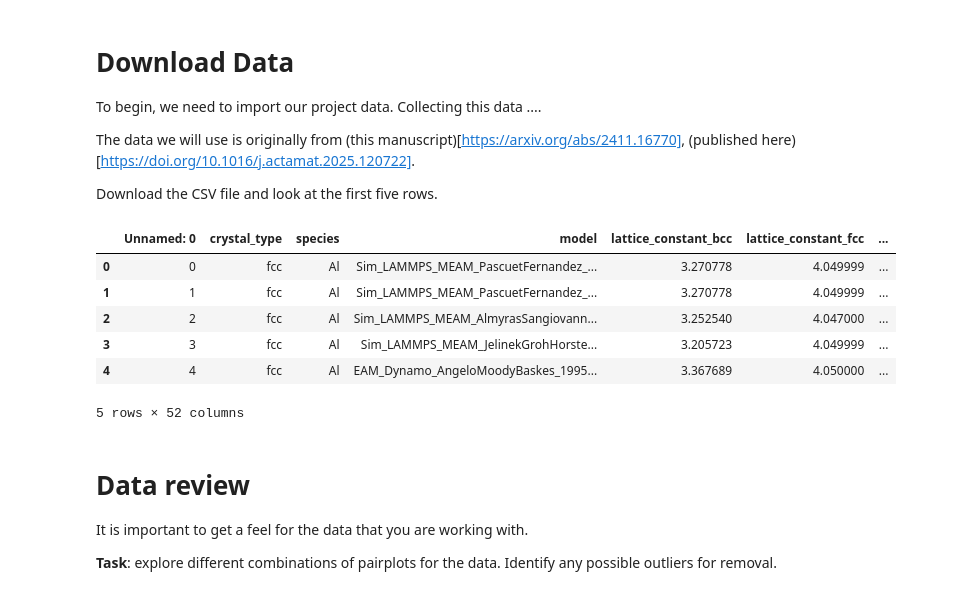
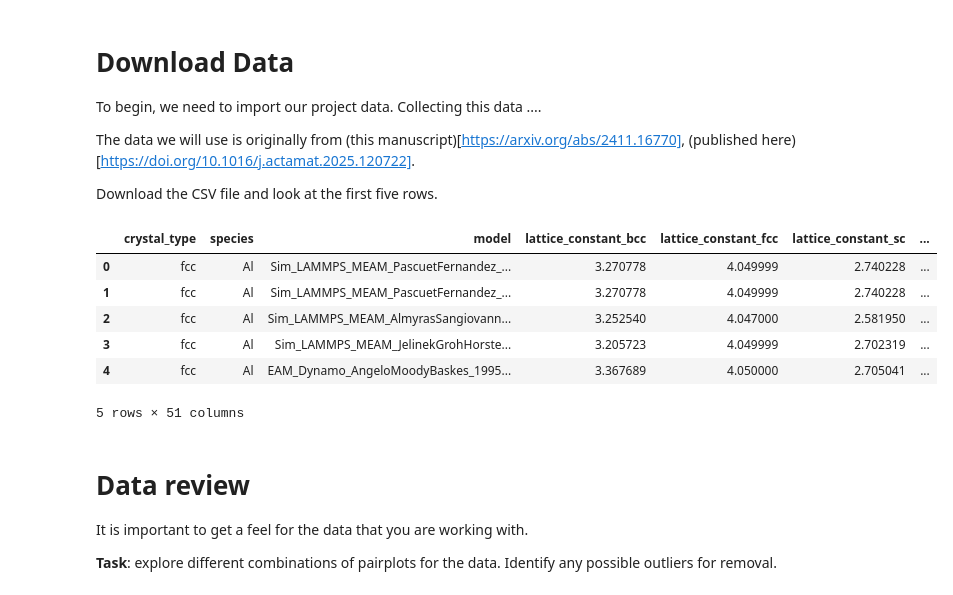
Before and after one commit to bjasperson/property-covariance-demo, a Jupyter notebook: property_covariance_demo.ipynb, the cells around one changed output. Cells and saved outputs as stored; diff of their text form; code cells hidden in the pictures.

```diff
--- a/property_covariance_demo.ipynb
+++ b/property_covariance_demo.ipynb
@@ -40,16 +42,16 @@ The data we will use is originally from (this manuscript)[https://arxiv.org/abs/
 Download the CSV file and look at the first five rows.
 # %%
 url_link = "https://github.com/bjasperson/property-covariance-demo/blob/main/data/gb_data.csv?raw=true"
-df_data = pd.read_csv(url_link)
+df_data = pd.read_csv(url_link, index_col=0)
 df_data.head()
 # %% [output]
-|  | Unnamed: 0 | crystal_type | species | model | lattice_constant_bcc | lattice_constant_fcc | ... |
-| 0 | 0 | fcc | Al | Sim_LAMMPS_MEAM_PascuetFernandez_... | 3.270778 | 4.049999 | ... |
-| 1 | 1 | fcc | Al | Sim_LAMMPS_MEAM_PascuetFernandez_... | 3.270778 | 4.049999 | ... |
-| 2 | 2 | fcc | Al | Sim_LAMMPS_MEAM_AlmyrasSangiovann... | 3.252540 | 4.047000 | ... |
-| 3 | 3 | fcc | Al | Sim_LAMMPS_MEAM_JelinekGrohHorste... | 3.205723 | 4.049999 | ... |
-| 4 | 4 | fcc | Al | EAM_Dynamo_AngeloMoodyBaskes_1995... | 3.367689 | 4.050000 | ... |
+|  | crystal_type | species | model | lattice_constant_bcc | lattice_constant_fcc | lattice_constant_sc | ... |
+| 0 | fcc | Al | Sim_LAMMPS_MEAM_PascuetFernandez_... | 3.270778 | 4.049999 | 2.740228 | ... |
+| 1 | fcc | Al | Sim_LAMMPS_MEAM_PascuetFernandez_... | 3.270778 | 4.049999 | 2.740228 | ... |
+| 2 | fcc | Al | Sim_LAMMPS_MEAM_AlmyrasSangiovann... | 3.252540 | 4.047000 | 2.581950 | ... |
+| 3 | fcc | Al | Sim_LAMMPS_MEAM_JelinekGrohHorste... | 3.205723 | 4.049999 | 2.702319 | ... |
+| 4 | fcc | Al | EAM_Dynamo_AngeloMoodyBaskes_1995... | 3.367689 | 4.050000 | 2.705041 | ... |
-5 rows × 52 columns
+5 rows × 51 columns
 # %% [markdown]
 # Data review
 It is important to get a feel for the data that you are working with.
```
Also changed, not shown: parts of 16 cells of this notebook.
